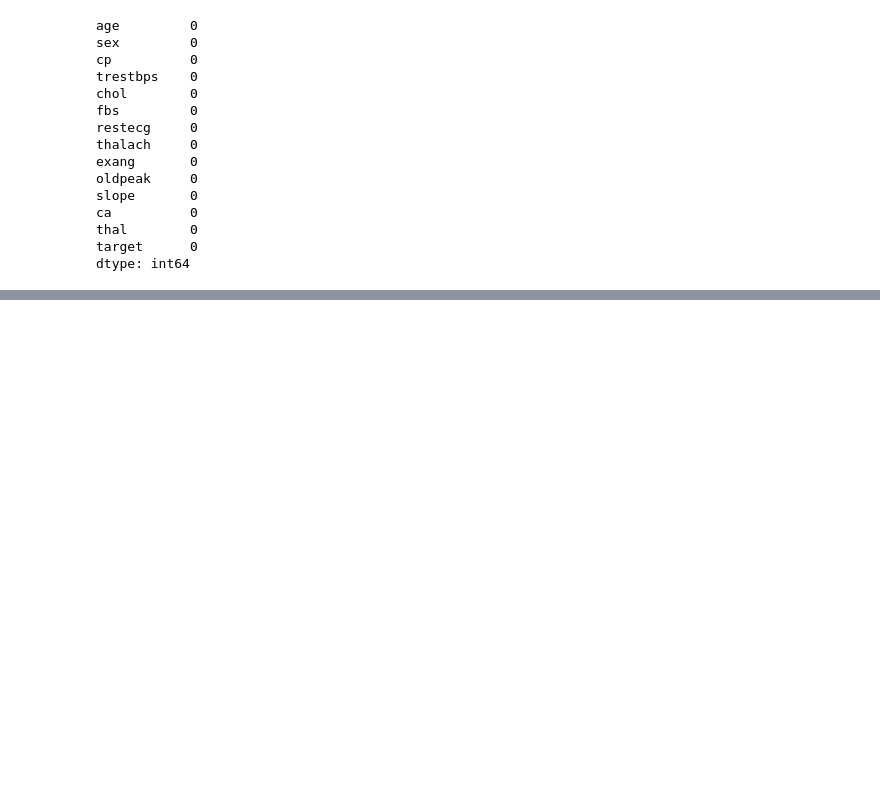
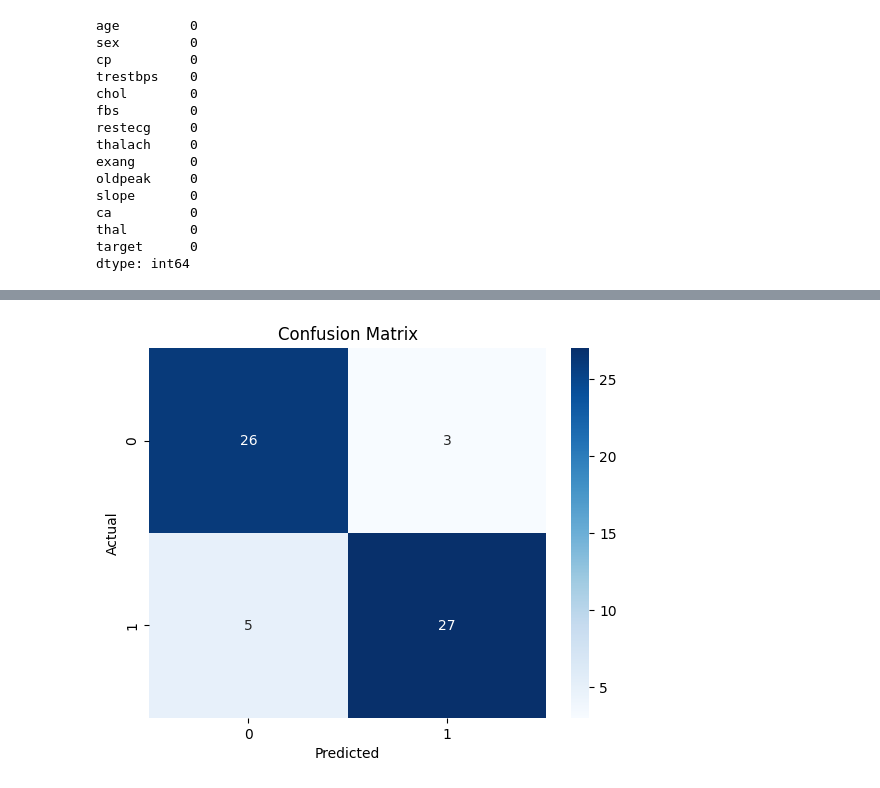
Before and after one commit to chaejinseong/AI-class, a Jupyter notebook: WEEK6/Training.ipynb, the cells around one changed output, grey strips where cells are left out. Saved outputs shown, nothing was run; the diff lists cells and outputs as text; code cells hidden in the pictures; blank space fills up the shorter version.

```diff
--- a/WEEK6/Training.ipynb
+++ b/WEEK6/Training.ipynb
@@ -601,0 +621,96 @@ df = pd.read_csv('heart (1).csv')   # CSV 파일 로드
+# %%
+import pandas as pd
+import numpy as np
+import torch
+import torch.nn as nn
+from sklearn.model_selection import train_test_split
+from sklearn.preprocessing import StandardScaler, LabelEncoder
+from sklearn.metrics import accuracy_score, classification_report, confusion_matrix
+import seaborn as sns
+import matplotlib.pyplot as plt
+
+df = pd.read_csv("heart (1).csv")
+
+# 💡 2. 데이터 확인 및 전처리
+print(df.info())
+print(df.describe())
+print((df == 0).sum())  # 0이 결측일 가능성 있는 컬럼 찾기
+
+# 필요 시 이상한 0값을 평균으로 대체 (예시: chol, thalach 등)
+# df['chol'] = df['chol'].replace(0, np.nan).fillna(df['chol'].mean())
+
+# 범주형 인코딩 필요 여부 확인 (예: 'sex', 'cp', 'thal')
+categorical_cols = ['cp', 'thal', 'slope']
+df = pd.get_dummies(df, columns=categorical_cols)
+
+# 💡 3. X, y 분리 및 정규화
+X = df.drop('target', axis=1)
+y = df['target']
+
+scaler = StandardScaler()
+X_scaled = scaler.fit_transform(X)
+
+# 💡 4. 학습/검증용 데이터 분할
+X_train, X_test, y_train, y_test = train_test_split(
+    X_scaled, y, test_size=0.2, random_state=42)
+
+# 💡 5. PyTorch 텐서 변환
+X_train_tensor = torch.tensor(X_train, dtype=torch.float32)
+y_train_tensor = torch.tensor(y_train.values, dtype=torch.float32).view(-1, 1)
+X_test_tensor = torch.tensor(X_test, dtype=torch.float32)
+y_test_tensor = torch.tensor(y_test.values, dtype=torch.float32).view(-1, 1)
+
+# 💡 6. 모델 구성 (이진 분류용 MLP)
+class HeartClassifier(nn.Module):
+    def __init__(self, input_dim):
+        super().__init__()
+        self.net = nn.Sequential(
+            nn.Linear(input_dim, 32),
+            nn.ReLU(),
+            nn.Linear(32, 16),
+            nn.ReLU(),
+            nn.Linear(16, 1),
+            nn.Sigmoid()  # 이진 분류 → 확률 출력
+        )
+
+    def forward(self, x):
+        return self.net(x)
+
+# 💡 7. 모델, 손실함수, 옵티마이저 설정
+model = HeartClassifier(X_train.shape[1])
+criterion = nn.BCELoss()  # 이진 분류 손실함수
+optimizer = torch.optim.Adam(model.parameters(), lr=0.001)
+
+# 💡 8. 모델 학습
+for epoch in range(100):
+    model.train()
+    y_pred = model(X_train_tensor)
+    loss = criterion(y_pred, y_train_tensor)
+    optimizer.zero_grad()
+    loss.backward()
+    optimizer.step()
+    if epoch % 10 == 0:
+        print(f"Epoch {epoch}, Loss: {loss.item():.4f}")
+
+# 💡 9. 평가
+model.eval()
+with torch.no_grad():
+    y_pred_test = model(X_test_tensor)
+    y_pred_labels = (y_pred_test > 0.5).float()
+
+# 정확도 출력
+acc = accuracy_score(y_test_tensor, y_pred_labels)
+print("✅ Test Accuracy:", acc)
+
+# 분류 리포트
+print("\n📋 Classification Report:")
+print(classification_report(y_test_tensor, y_pred_labels))
+
+# Confusion matrix 시각화
+cm = confusion_matrix(y_test_tensor, y_pred_labels)
+sns.heatmap(cm, annot=True, fmt='d', cmap='Blues')
+plt.title("Confusion Matrix")
+plt.xlabel("Predicted")
+plt.ylabel("Actual")
+plt.show()
+# %% [output]
@@ -601,0 +734 @@ df = pd.read_csv('heart (1).csv')   # CSV 파일 로드
+[figure, added]
```
Also changed, not shown: parts of 6 cells of this notebook.
